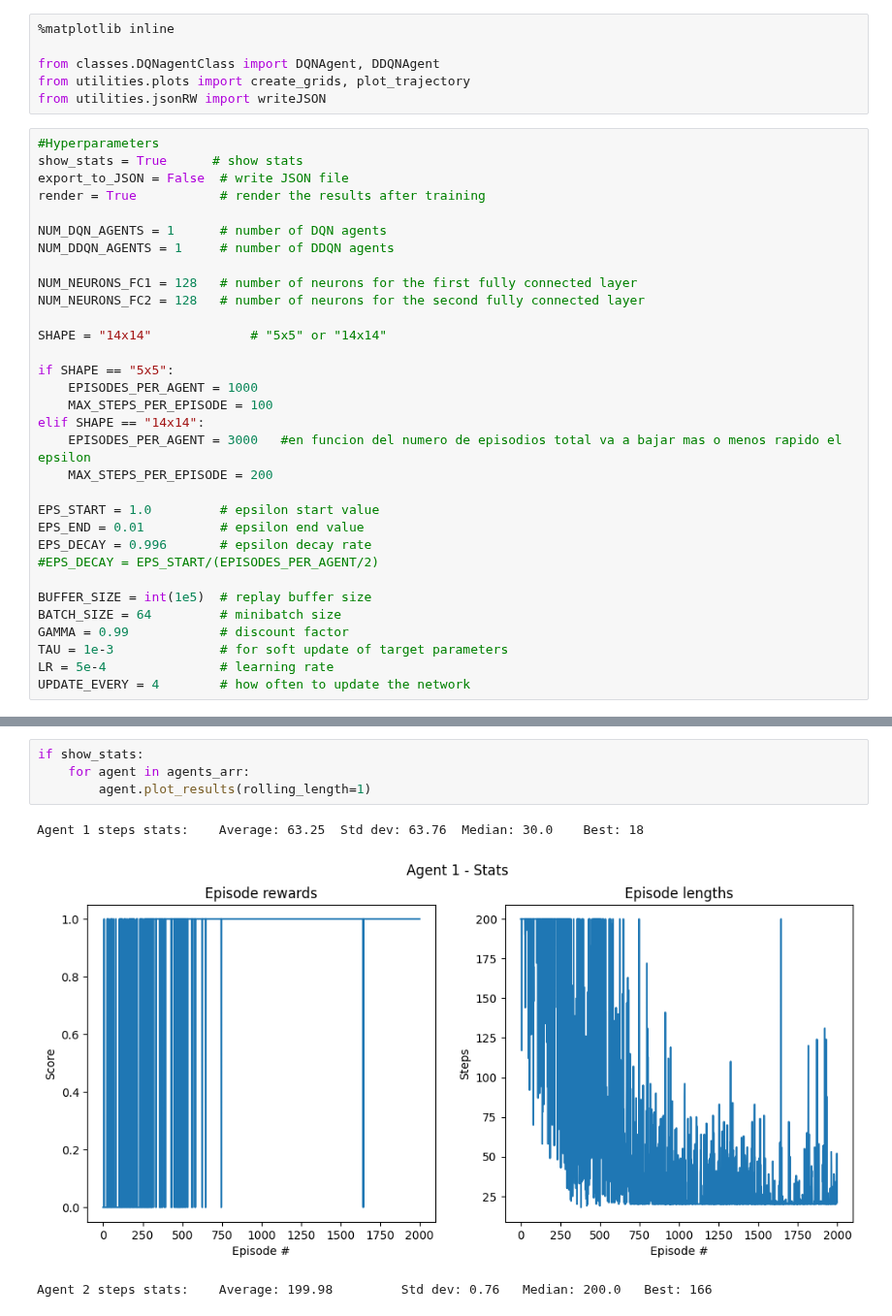
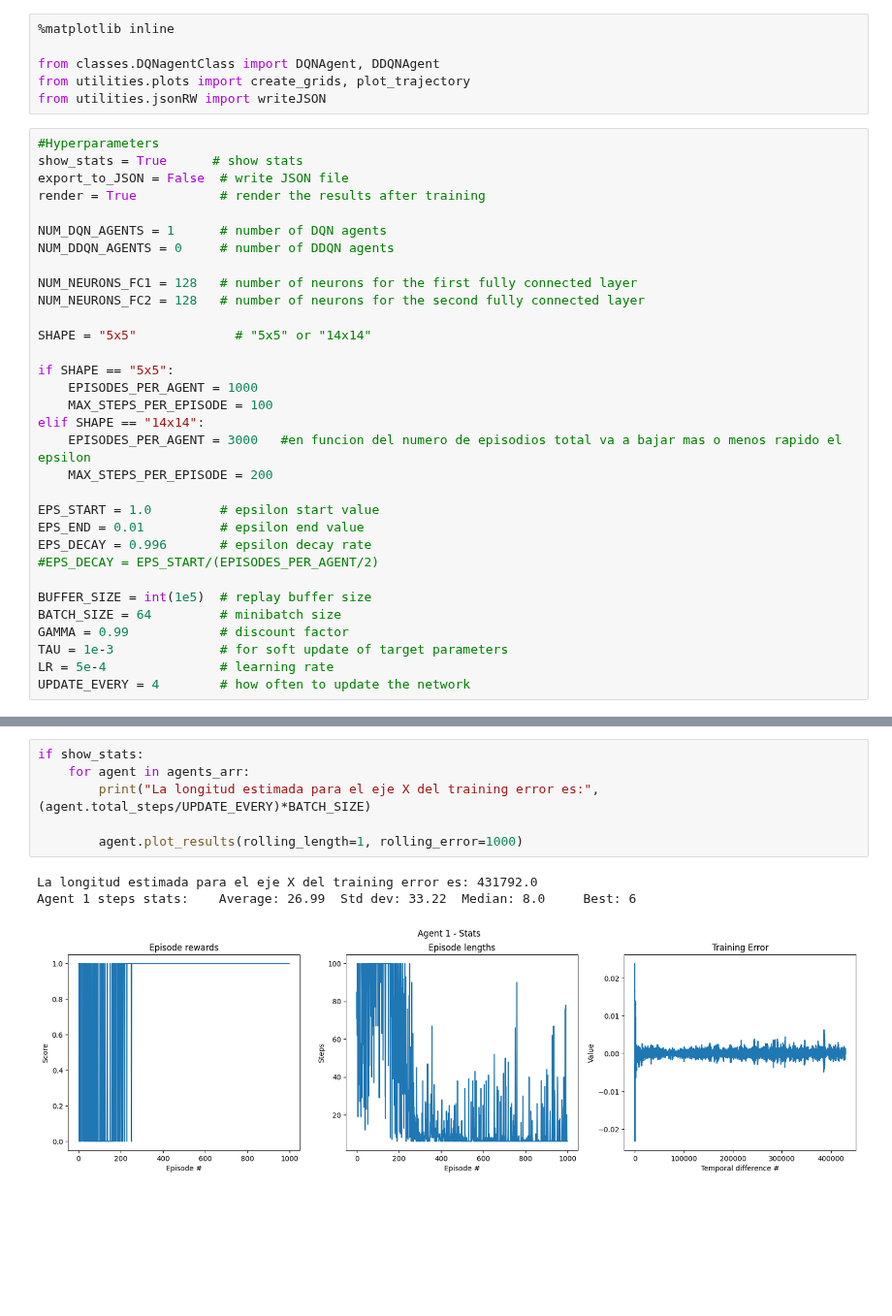
Before and after one commit to salvalago23/TFG_Salvador_Perez_GR, a Jupyter notebook: src/5_DQNtrain.ipynb, the cells around one changed output, grey strips where cells are left out. Shown at 97% size. Saved outputs shown, nothing was run; the diff lists cells and outputs as text; blank space fills up the shorter version.

```diff
--- a/src/5_DQNtrain.ipynb
+++ b/src/5_DQNtrain.ipynb
@@ -11,12 +11,12 @@ export_to_JSON = False  # write JSON file
 render = True           # render the results after training
 
 NUM_DQN_AGENTS = 1      # number of DQN agents
-NUM_DDQN_AGENTS = 1     # number of DDQN agents
+NUM_DDQN_AGENTS = 0     # number of DDQN agents
 
 NUM_NEURONS_FC1 = 128   # number of neurons for the first fully connected layer
 NUM_NEURONS_FC2 = 128   # number of neurons for the second fully connected layer
 
-SHAPE = "14x14"             # "5x5" or "14x14"
+SHAPE = "5x5"             # "5x5" or "14x14"
 
 if SHAPE == "5x5":
     EPISODES_PER_AGENT = 1000
@@ -57,8 +58,10 @@ DQN Agent 1 / 1
 # %%
 if show_stats:
     for agent in agents_arr:
-        agent.plot_results(rolling_length=1)
+        print("La longitud estimada para el eje X del training error es:", (agent.total_steps/UPDATE_EVERY)*BATCH_SIZE)
+
+        agent.plot_results(rolling_length=1, rolling_error=1000)
 # %% [output]
-Agent 1 steps stats:    Average: 63.25  Std dev: 63.76  Median: 30.0    Best: 18
+La longitud estimada para el eje X del training error es: 431792.0
+Agent 1 steps stats:    Average: 26.99  Std dev: 33.22  Median: 8.0     Best: 6
-[figure, old version]
+[figure, new version]
-Agent 2 steps stats:    Average: 199.98         Std dev: 0.76   Median: 200.0   Best: 166
```
Also changed, not shown: parts of 3 cells of this notebook, 3 other files.
